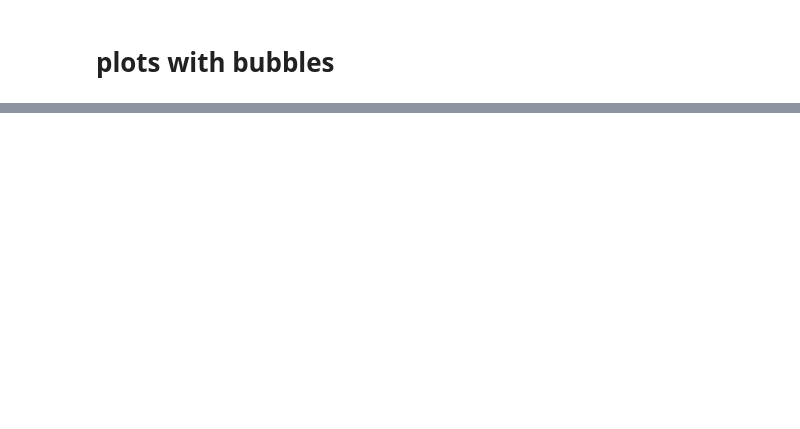
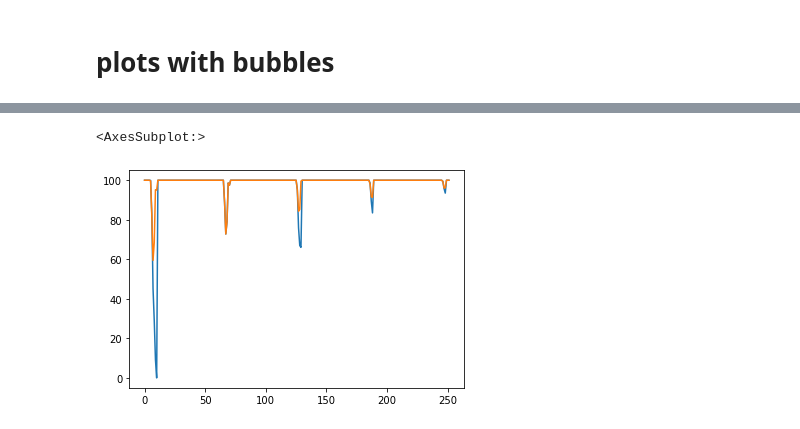
Before and after one commit to varyabazilova/sedcas_sediments_hma, a Jupyter notebook: 202406_modelruns/df_count_bubbles_for_all.ipynb, the cells around one changed output, grey strips where cells are left out. Cells and saved outputs as stored; diff of their text form; code cells hidden in the pictures; blank space fills up the shorter version.

```diff
--- a/202406_modelruns/df_count_bubbles_for_all.ipynb
+++ b/202406_modelruns/df_count_bubbles_for_all.ipynb
@@ -417,0 +500,6 @@ outpath = '/Users/varyabazilova/Desktop/paper2/202406_modelruns/30years/output/t
+# %%
+df_once1.dfs_count_percent.plot()
+df_daily1.dfs_count_percent.plot()
+# %% [output]
+<AxesSubplot:>
+[figure, added]
```
Also changed, not shown: parts of 16 cells of this notebook, 9 other files.
